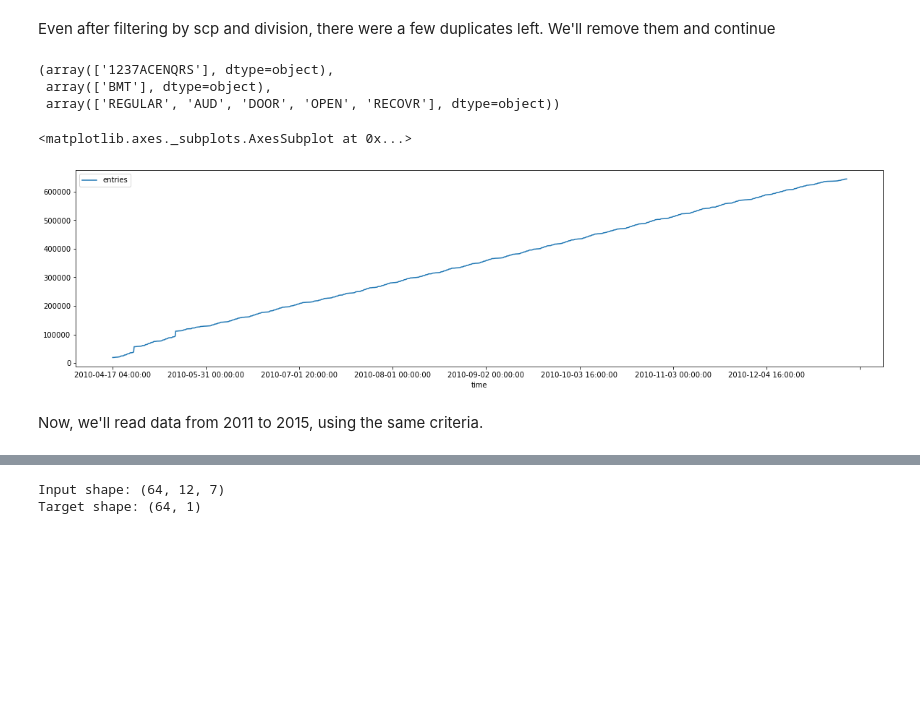
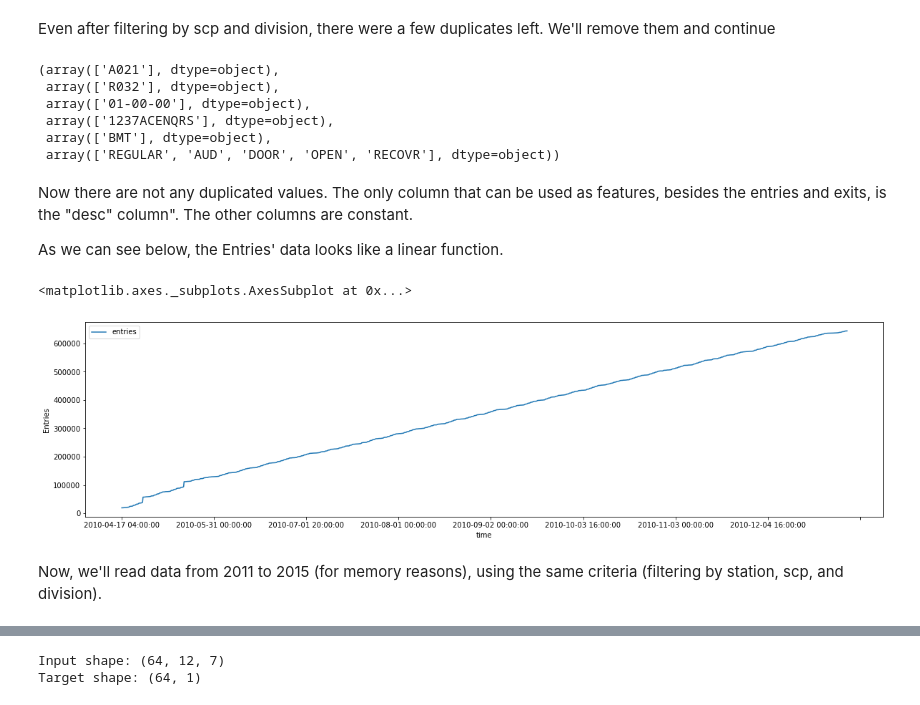
Before and after one commit to ggapp1/nyc-subway, a Jupyter notebook: forecast.ipynb, the cells around one changed output, grey strips where cells are left out. Cells and saved outputs as stored; diff of their text form; code cells hidden in the pictures; blank space fills up the shorter version.

```diff
--- a/forecast.ipynb
+++ b/forecast.ipynb
@@ -102,19 +100,25 @@ Even after filtering by scp and division, there were a few duplicates left. We'l
 # %%
 df_2010 = df_2010[~df_2010.index.duplicated(keep='first')]
 # %%
-df_2010.ca.unique(), df_2010.unit.unique(), df_2010.scp.unique(),
-df_2010.linename.unique(), df_2010.division.unique(), df_2010.desc.unique()
+df_2010.ca.unique(), df_2010.unit.unique(), df_2010.scp.unique(), df_2010.linename.unique(), df_2010.division.unique(), df_2010.desc.unique()
 # %% [output]
-(array(['1237ACENQRS'], dtype=object),
+(array(['A021'], dtype=object),
+ array(['R032'], dtype=object),
+ array(['01-00-00'], dtype=object),
+ array(['1237ACENQRS'], dtype=object),
  array(['BMT'], dtype=object),
  array(['REGULAR', 'AUD', 'DOOR', 'OPEN', 'RECOVR'], dtype=object))
+# %% [markdown]
+Now there are not any duplicated values. The only column that can be used as features, besides the entries and exits, is the "desc" column". The other columns are constant.
+
+As we can see below, the Entries' data looks like a linear function.
 # %%
-df_2010.plot( y="entries", figsize=(20,5))
+df_2010.plot(y="entries", figsize=(20,5), ylabel='Entries')
 # %% [output]
 <matplotlib.axes._subplots.AxesSubplot at 0x...>
-[figure, old version]
+[figure, new version]
 # %% [markdown]
-Now, we'll read data from 2011 to 2015, using the same criteria.
+Now, we'll read data from 2011 to 2015 (for memory reasons), using the same criteria (filtering by station, scp, and division).
 # %%
 years = ['2011', '2012', '2013', '2014', '2015']
 
```
Also changed, not shown: parts of 20 cells of this notebook, 1 other file.
